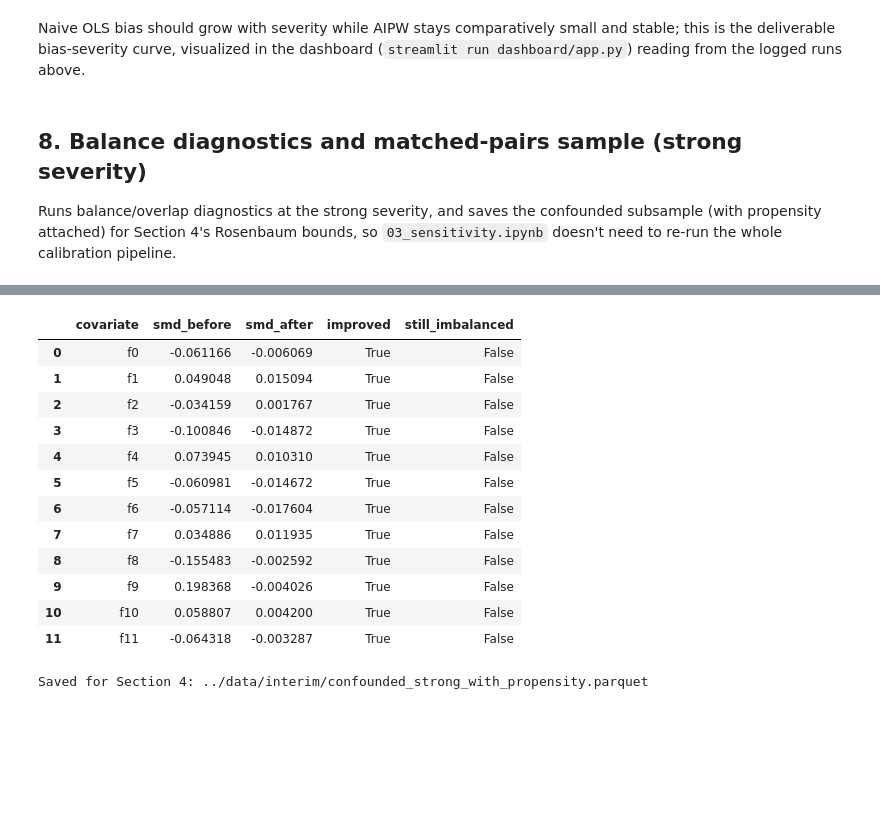
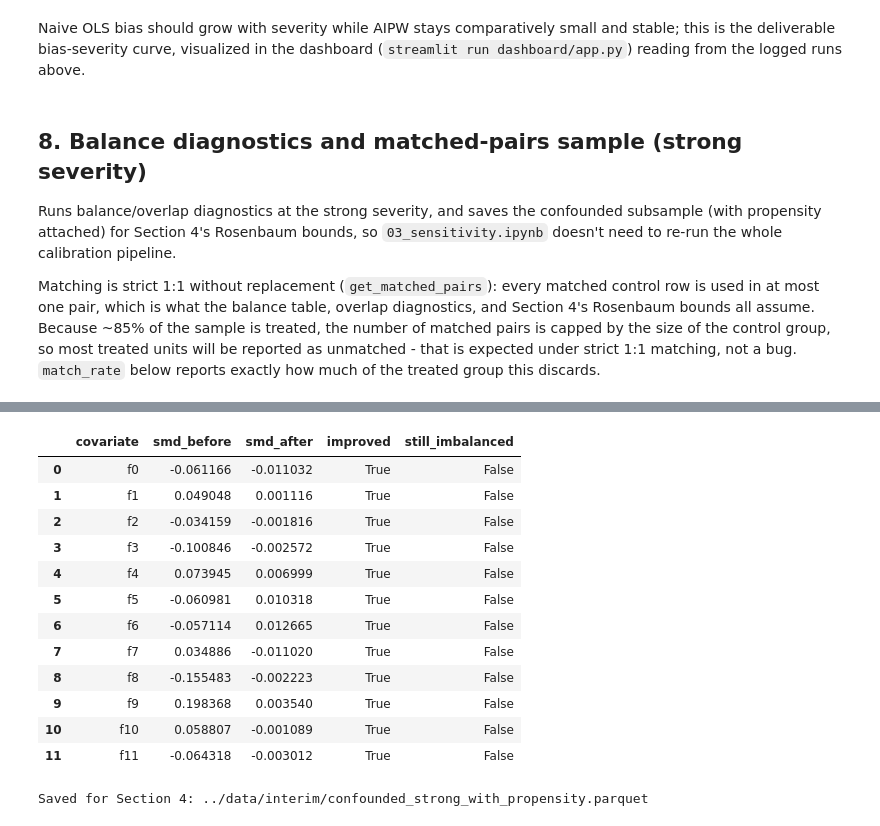
Before and after one commit to abhinavharbola/causal-inference-lab, a Jupyter notebook: notebooks/01_validation.ipynb, the cells around one changed output, grey strips where cells are left out. Drawn from its saved outputs; the diff is of its cells as text; code cells hidden in the pictures; blank space fills up the shorter version.

```diff
--- a/notebooks/01_validation.ipynb
+++ b/notebooks/01_validation.ipynb
@@ -295,15 +307,41 @@ dashboard/app.py`) reading from the logged runs above.
 Runs balance/overlap diagnostics at the strong severity, and saves the confounded
 subsample (with propensity attached) for Section 4's Rosenbaum bounds, so
 `03_sensitivity.ipynb` doesn't need to re-run the whole calibration pipeline.
+
+Matching is strict 1:1 without replacement (`get_matched_pairs`): every matched
+control row is used in at most one pair, which is what the balance table, overlap
+diagnostics, and Section 4's Rosenbaum bounds all assume. Because ~85% of the
+sample is treated, the number of matched pairs is capped by the size of the
+control group, so most treated units will be reported as unmatched - that is
+expected under strict 1:1 matching, not a bug. `match_rate` below reports exactly
+how much of the treated group this discards.
 # %%
 strong_retained = dose_response["strong"]["retained_df"].copy()
 propensity = fit_propensity_score(strong_retained, "treatment", FEATURE_COLS)
 strong_retained["_propensity"] = propensity
 
-diagnostics = run_full_diagnostics(strong_retained, FEATURE_COLS, "treatment", "_propensity")
+diagnostics = run_full_diagnostics(
+    strong_retained, FEATURE_COLS, "treatment", "_propensity", random_state=RANDOM_STATE
+)
 diagnostics["balance_table"].to_csv("../data/processed/balance_table.csv", index=False)
 
 print("Imbalanced covariates after matching:", diagnostics["n_imbalanced_covariates"])
 print("Percent within common support:", diagnostics["pct_within_overlap"])
+print(
+    f"Matched {diagnostics['n_pairs']:,} of {diagnostics['n_treated_total']:,} treated units "
+    f"({100 * diagnostics['match_rate']:.1f}%) against {diagnostics['n_control_unique']:,} distinct controls"
+)
+
+with open("../data/processed/match_diagnostics.json", "w") as f:
+    json.dump(
+        {
+            "n_pairs": int(diagnostics["n_pairs"]),
+            "n_treated_total": int(diagnostics["n_treated_total"]),
+            "match_rate": float(diagnostics["match_rate"]),
+            "n_control_unique": int(diagnostics["n_control_unique"]),
+        },
+        f,
+    )
+
 diagnostics["balance_table"]
 # %% [output]
@@ -316,16 +357,16 @@ Percent within common support: 99.98928418345479
 |  | covariate | smd_before | smd_after | improved | still_imbalanced |
-| 0 | f0 | -0.061166 | -0.006069 | True | False |
-| 1 | f1 | 0.049048 | 0.015094 | True | False |
-| 2 | f2 | -0.034159 | 0.001767 | True | False |
-| 3 | f3 | -0.100846 | -0.014872 | True | False |
-| 4 | f4 | 0.073945 | 0.010310 | True | False |
-| 5 | f5 | -0.060981 | -0.014672 | True | False |
-| 6 | f6 | -0.057114 | -0.017604 | True | False |
-| 7 | f7 | 0.034886 | 0.011935 | True | False |
-| 8 | f8 | -0.155483 | -0.002592 | True | False |
-| 9 | f9 | 0.198368 | -0.004026 | True | False |
-| 10 | f10 | 0.058807 | 0.004200 | True | False |
-| 11 | f11 | -0.064318 | -0.003287 | True | False |
+| 0 | f0 | -0.061166 | -0.011032 | True | False |
+| 1 | f1 | 0.049048 | 0.001116 | True | False |
+| 2 | f2 | -0.034159 | -0.001816 | True | False |
+| 3 | f3 | -0.100846 | -0.002572 | True | False |
+| 4 | f4 | 0.073945 | 0.006999 | True | False |
+| 5 | f5 | -0.060981 | 0.010318 | True | False |
+| 6 | f6 | -0.057114 | 0.012665 | True | False |
+| 7 | f7 | 0.034886 | -0.011020 | True | False |
+| 8 | f8 | -0.155483 | -0.002223 | True | False |
+| 9 | f9 | 0.198368 | 0.003540 | True | False |
+| 10 | f10 | 0.058807 | -0.001089 | True | False |
+| 11 | f11 | -0.064318 | -0.003012 | True | False |
 # %%
 strong_retained.to_parquet("../data/interim/confounded_strong_with_propensity.parquet", index=False)
 print("Saved for Section 4:", "../data/interim/confounded_strong_with_propensity.parquet")
```
Also changed, not shown: parts of 8 cells of this notebook, 10 other files.
